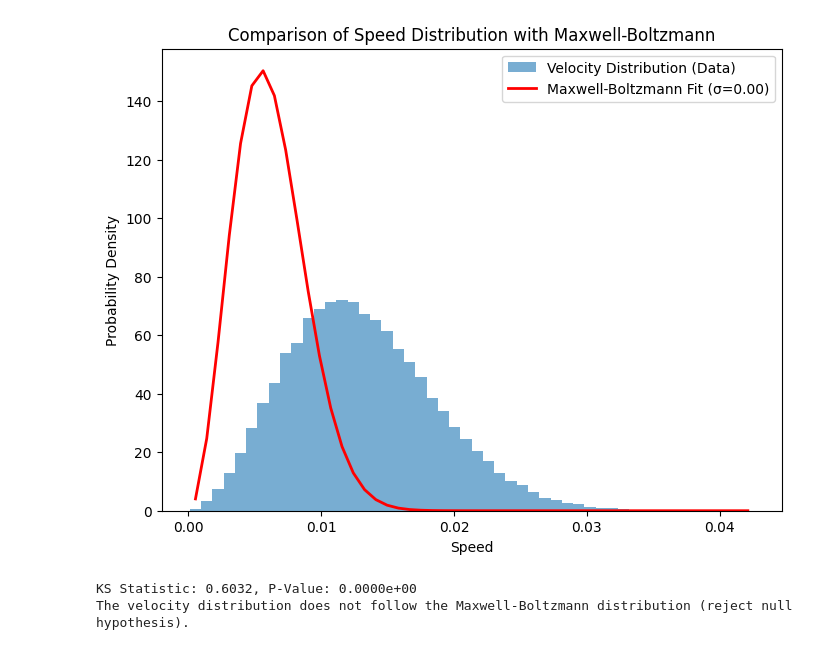
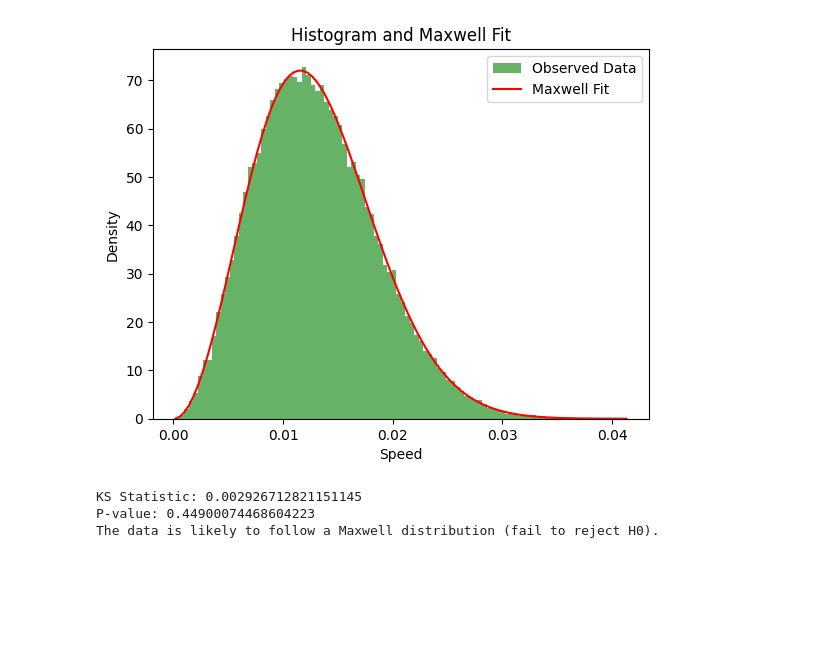
Before and after one commit to houhuawei23/course-2024-computational-physics, a Jupyter notebook: MDsim/scripts/Maxwell.ipynb, the cells around one changed output. Cells and saved outputs as stored; diff of their text form; code cells hidden in the pictures; blank space fills up the shorter version.

```diff
--- a/MDsim/scripts/Maxwell.ipynb
+++ b/MDsim/scripts/Maxwell.ipynb
@@ -1,7 +1,7 @@
 # %%
 from utils import parse_trajectory
 # %%
-file_path = "traj.out"
+file_path = "../test/traj.out"
 traj_df = parse_trajectory(file_path)
 # %%
 traj_df.head()
@@ -68,45 +15,44 @@ Fitted Mass: 100.0 amu
 # %%
 import numpy as np
 import matplotlib.pyplot as plt
 from scipy.stats import maxwell, kstest
 
 # Step 1: Calculate speeds from trajectory DataFrame
-traj_df["speed"] = np.sqrt(traj_df["vx"]**2 + traj_df["vy"]**2 + traj_df["vz"]**2)
+traj_df["speed"] = np.sqrt(traj_df["vx"] ** 2 + traj_df["vy"] ** 2 + traj_df["vz"] ** 2)
 
 # Step 2: Create a histogram of speeds
 speeds = traj_df["speed"].values
-hist, bin_edges = np.histogram(speeds, bins=50, density=True)
 
-# Bin centers for plotting
-bin_centers = 0.5 * (bin_edges[:-1] + bin_edges[1:])
+# 1. Plot histogram of speeds
+plt.hist(speeds, bins=100, density=True, alpha=0.6, color="g", label="Observed Data")
 
-# Step 3: Fit the Maxwell-Boltzmann distribution
-# Estimate the scale parameter (sigma) from the data
-sigma_est = np.std(speeds) / np.sqrt(2)  # Standard deviation approximation
+# Fit the Maxwell distribution
+params = maxwell.fit(speeds)
+x = np.linspace(speeds.min(), speeds.max(), 100)
+pdf_fitted = maxwell.pdf(x, *params)
 
-# Maxwell-Boltzmann theoretical PDF
-maxwell_pdf = maxwell.pdf(bin_centers, scale=sigma_est)
-
-# Step 4: Plot the experimental and theoretical distributions
-plt.figure(figsize=(8, 6))
-plt.hist(speeds, bins=50, density=True, alpha=0.6, label="Velocity Distribution (Data)")
-plt.plot(bin_centers, maxwell_pdf, "r-", lw=2, label=f"Maxwell-Boltzmann Fit (σ={sigma_est:.2f})")
+# Plot the fitted Maxwell distribution
+plt.plot(x, pdf_fitted, "r-", label="Maxwell Fit")
 plt.xlabel("Speed")
-plt.ylabel("Probability Density")
-plt.title("Comparison of Speed Distribution with Maxwell-Boltzmann")
+plt.ylabel("Density")
 plt.legend()
+plt.title("Histogram and Maxwell Fit")
+plt.savefig("Maxwell_Fit.png", dpi=300, bbox_inches="tight")
 plt.show()
 
-# Step 5: Perform the Kolmogorov-Smirnov (KS) test
-ks_stat, p_value = kstest(speeds, "maxwell", args=(0, sigma_est))
-print(f"KS Statistic: {ks_stat:.4f}, P-Value: {p_value:.4e}")
+# 2. Perform Kolmogorov-Smirnov test
+ks_stat, p_value = kstest(speeds, "maxwell", args=params)
 
-# Interpretation of P-Value
+print(f"KS Statistic: {ks_stat}")
+print(f"P-value: {p_value}")
+
+# Interpret the results
 if p_value > 0.05:
-    print("The velocity distribution is consistent with the Maxwell-Boltzmann distribution (fail to reject null hypothesis).")
+    print("The data is likely to follow a Maxwell distribution (fail to reject H0).")
 else:
-    print("The velocity distribution does not follow the Maxwell-Boltzmann distribution (reject null hypothesis).")
+    print("The data does not follow a Maxwell distribution (reject H0).")
 # %% [output]
-[figure, old version]
+[figure, new version]
-KS Statistic: 0.6032, P-Value: 0.0000e+00
-The velocity distribution does not follow the Maxwell-Boltzmann distribution (reject null hypothesis).
+KS Statistic: 0.002926712821151145
+P-value: 0.44900074468604223
+The data is likely to follow a Maxwell distribution (fail to reject H0).
```
Also changed, not shown: parts of 2 cells of this notebook, 8 other files.
